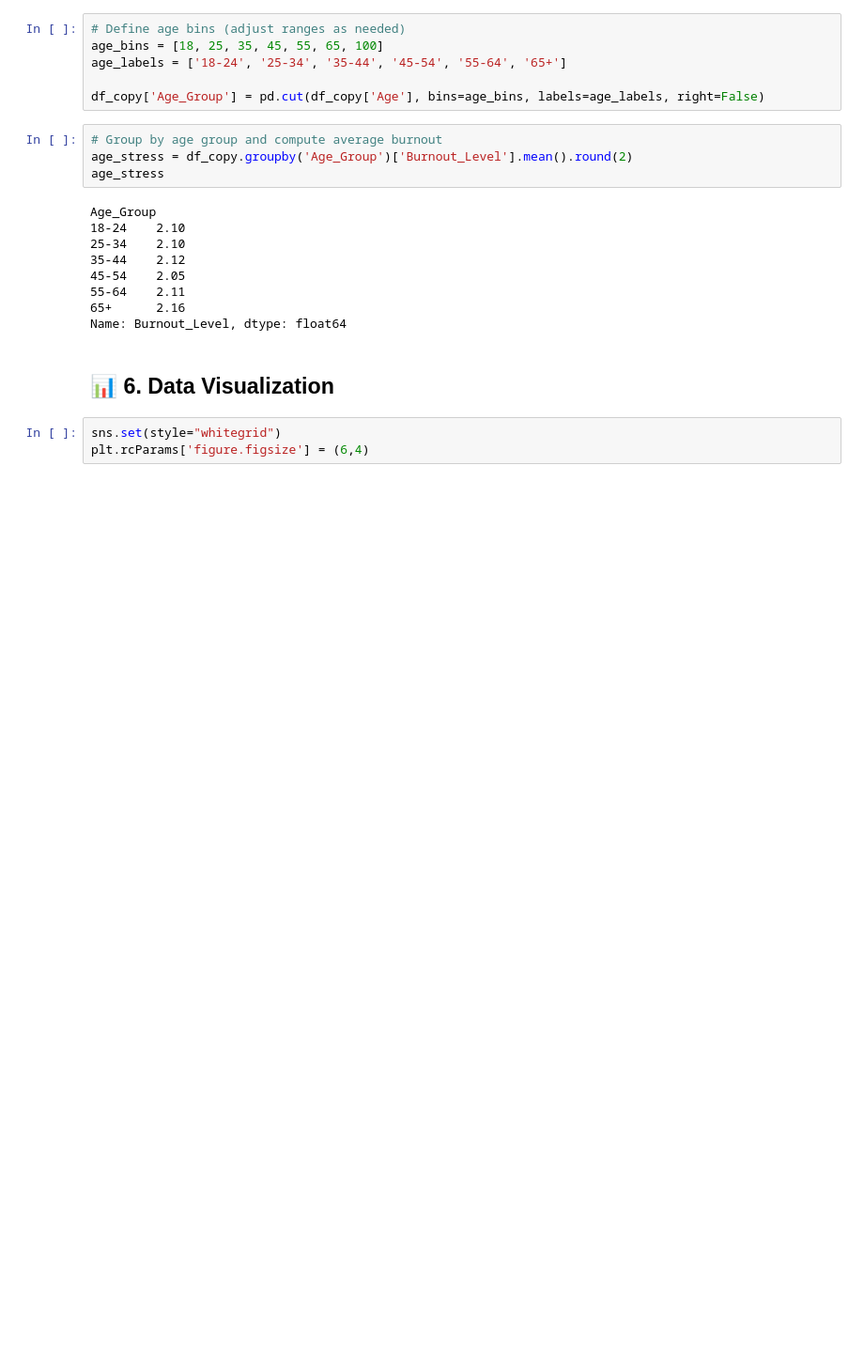
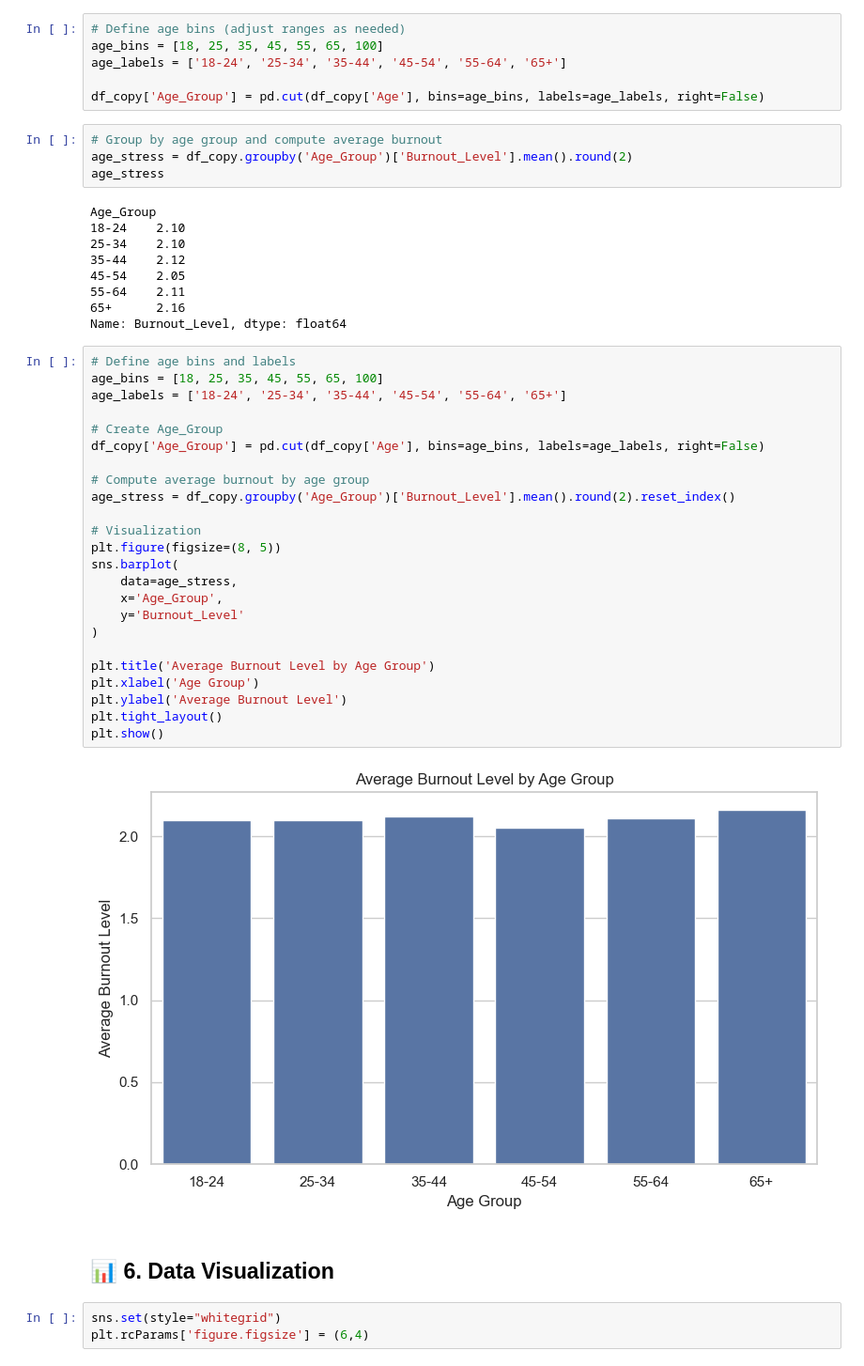
Before and after one commit to vince-gasimov/EDA-Projects, a Jupyter notebook: EDA Project 1/Remote_Work_Health_EDA_1.ipynb, the cells around one changed output. Shown at 94% size. Drawn from its saved outputs; the diff is of its cells as text; blank space fills up the shorter version.

```diff
--- a/EDA Project 1/Remote_Work_Health_EDA_1.ipynb
+++ b/EDA Project 1/Remote_Work_Health_EDA_1.ipynb
@@ -609,6 +644,32 @@ Age_Group
 55-64    2.11
 65+      2.16
 Name: Burnout_Level, dtype: float64
+# %%
+# Define age bins and labels
+age_bins = [18, 25, 35, 45, 55, 65, 100]
+age_labels = ['18-24', '25-34', '35-44', '45-54', '55-64', '65+']
+
+# Create Age_Group
+df_copy['Age_Group'] = pd.cut(df_copy['Age'], bins=age_bins, labels=age_labels, right=False)
+
+# Compute average burnout by age group
+age_stress = df_copy.groupby('Age_Group')['Burnout_Level'].mean().round(2).reset_index()
+
+# Visualization
+plt.figure(figsize=(8, 5))
+sns.barplot(
+    data=age_stress,
+    x='Age_Group',
+    y='Burnout_Level'
+)
+
+plt.title('Average Burnout Level by Age Group')
+plt.xlabel('Age Group')
+plt.ylabel('Average Burnout Level')
+plt.tight_layout()
+plt.show()
+# %% [output]
+[figure, added]
 # %% [markdown]
 ## 📊 6. Data Visualization
 # %%
```
Also changed, not shown: parts of 44 cells of this notebook, 1 other file.
